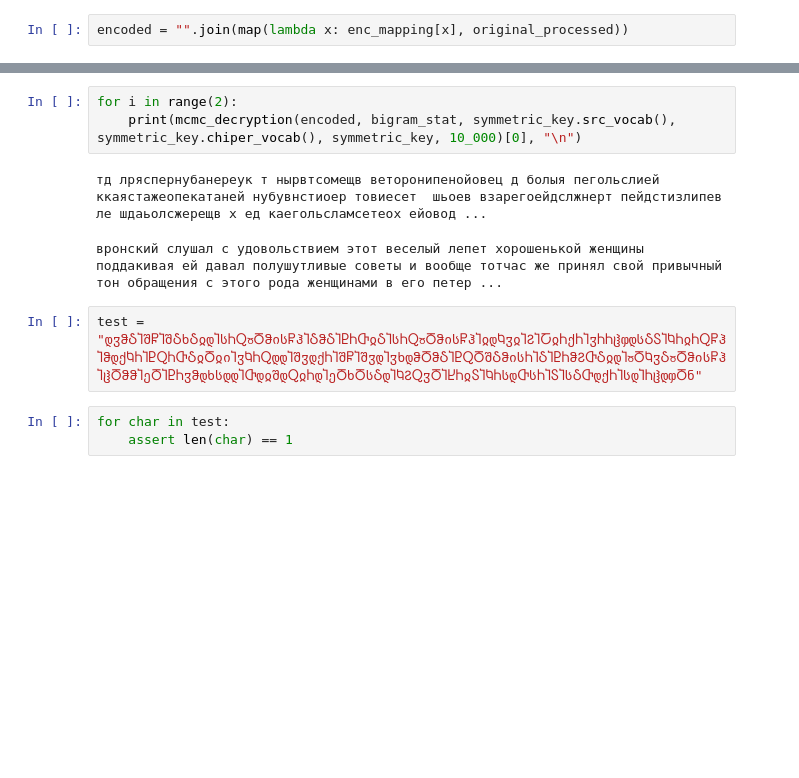
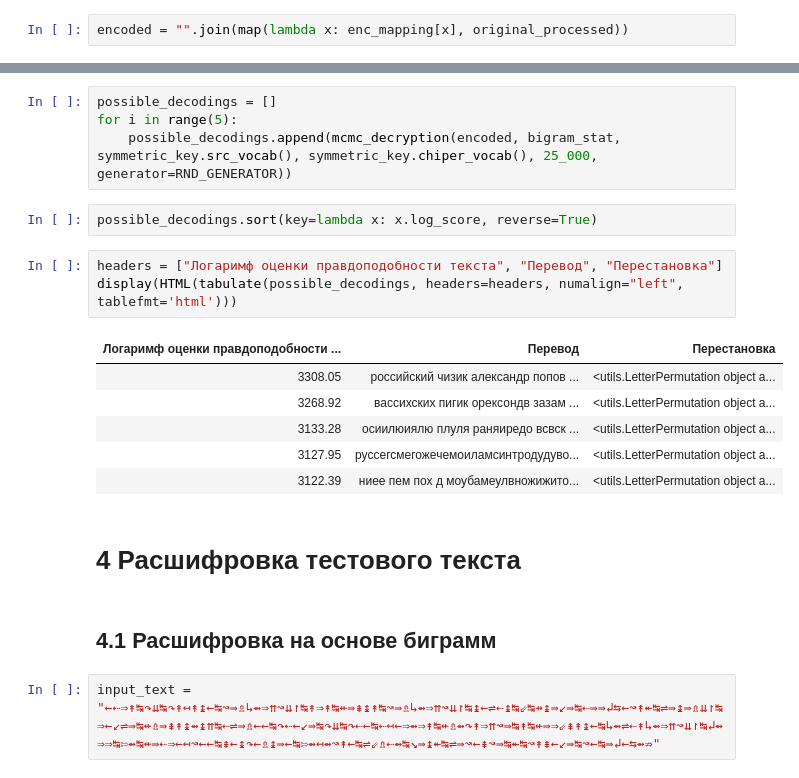
Before and after one commit to KernelA/made-adv-ml-hw3, a Jupyter notebook: decrypt.ipynb, the cells around one changed output, grey strips where cells are left out. Saved outputs shown, nothing was run; the diff lists cells and outputs as text; blank space fills up the shorter version.

```diff
--- a/decrypt.ipynb
+++ b/decrypt.ipynb
@@ -129,12 +198,23 @@ encoded
 # %%
-for i in range(2):
-    print(mcmc_decryption(encoded, bigram_stat, symmetric_key.src_vocab(), symmetric_key.chiper_vocab(), symmetric_key, 10_000)[0], "\n")
+possible_decodings = []
+for i in range(5):
+    possible_decodings.append(mcmc_decryption(encoded, bigram_stat, symmetric_key.src_vocab(), symmetric_key.chiper_vocab(), 25_000, generator=RND_GENERATOR))
-# %% [output]
-тд лряспернубанереук т нырвтсомещв веторонипенойовец д болыя пегольслией ккаястажеопекатаней нубувнстиоер товиесет  шьоев взарегоейдслжнерт пейдстизлипев ле шдаьолсжерещв х ед каегольсламсетеох ейовод ...
-вронский слушал с удовольствием этот веселый лепет хорошенькой женщины поддакивая ей давал полушутливые советы и вообще тотчас же принял свой привычный тон обращения с этого рода женщинами в его петер ...
-# %%
-test = "დჳჵჂႨშႼႨშჂხჂჲდႨსႹႭჾႣჵისႼჰႨჂჵჂႨႲႹႧჲჂႨსႹႭჾႣჵისႼჰႨჲდႩჳჲႨჇႨႠჲႹქႹႨჳႹႹჱჶდსჂႽႨႩႹჲႹႭႼჰႨჵდქႩႹႨႲႭႹႧჂჲႣჲიႨჳႩႹႭდდႨშჳდქႹႨშႼႨშჳდႨჳხდჵႣჵჂႨႲႭႣშჂჵისႹႨჂႨႲႹჵჇႧჂჲდႨჾႣႩჳჂჾႣჵისႼჰႨჱႣჵჵႨეႣႨႲႹჳჵდხსდდႨႧდჲშდႭჲႹდႨეႣხႣსჂდႨႩჇႭჳႣႨႾႹჲႽႨႩႹსდႧსႹႨႽႨსჂႧდქႹႨსდႨႹჱდჶႣნ"
-# %%
-for char in test:
-    assert len(char) == 1
+# %%
+possible_decodings.sort(key=lambda x: x.log_score, reverse=True)
+# %%
+headers = ["Логаримф оценки правдоподобности текста", "Перевод", "Перестановка"]
+display(HTML(tabulate(possible_decodings, headers=headers, numalign="left", tablefmt='html')))
+# %% [output]
+| Логаримф оценки правдоподобности ... | Перевод | Перестановка |
+| 3308.05 | российский чизик александр попов ... | <utils.LetterPermutation object a... |
+| 3268.92 | вассихских пигик орексондв зазам ... | <utils.LetterPermutation object a... |
+| 3133.28 | осиилюиялю плуля раняиредо всвск ... | <utils.LetterPermutation object a... |
+| 3127.95 | руссегсмегожечемоиламсинтродудуво... | <utils.LetterPermutation object a... |
+| 3122.39 | ниее пем пох д моубамеулвножижито... | <utils.LetterPermutation object a... |
+# %% [markdown]
+# 4 Расшифровка тестового текста
+# %% [markdown]
+## 4.1 Расшифровка на основе биграмм
+# %%
+input_text = "←⇠⇒↟↹↷⇊↹↷↟↤↟↨←↹↝⇛⇯↳⇴⇒⇈↝⇊↾↹↟⇒↟↹⇷⇛⇞↨↟↹↝⇛⇯↳⇴⇒⇈↝⇊↾↹↨←⇌⇠↨↹⇙↹⇸↨⇛↙⇛↹⇠⇛⇛↲⇆←↝↟↞↹⇌⇛↨⇛⇯⇊↾↹⇒←↙⇌⇛↹⇷⇯⇛⇞↟↨⇴↨⇈↹⇠⇌⇛⇯←←↹↷⇠←↙⇛↹↷⇊↹↷⇠←↹⇠↤←⇒⇴⇒↟↹⇷⇯⇴↷↟⇒⇈↝⇛↹↟↹⇷⇛⇒⇙⇞↟↨←↹↳⇴⇌⇠↟↳⇴⇒⇈↝⇊↾↹↲⇴⇒⇒↹⇰⇴↹⇷⇛⇠⇒←↤↝←←↹⇞←↨↷←⇯↨⇛←↹⇰⇴↤⇴↝↟←↹⇌⇙⇯⇠⇴↹↘⇛↨↞↹⇌⇛↝←⇞↝⇛↹↞↹↝↟⇞←↙⇛↹↝←↹⇛↲←⇆⇴⇏"
 # %%
```
Also changed, not shown: parts of 45 cells of this notebook, 7 other files.
